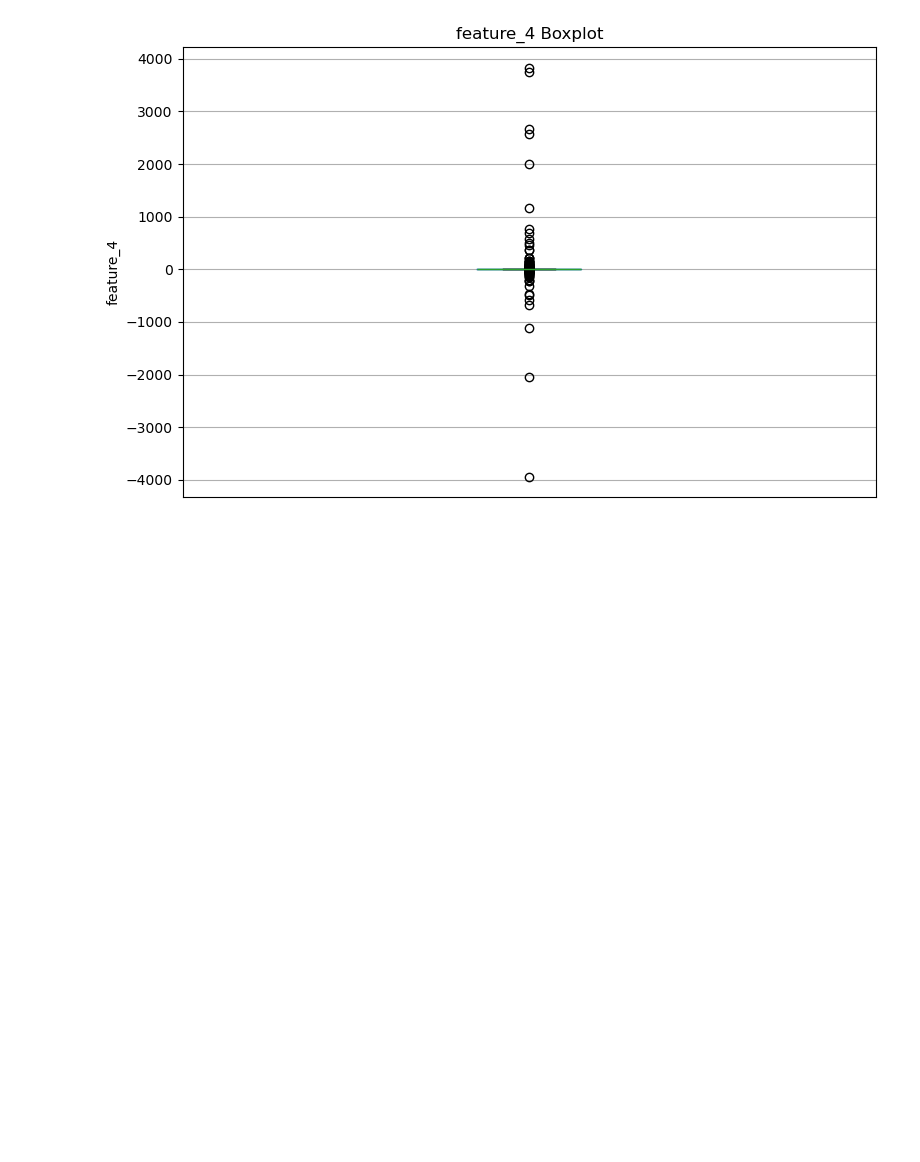
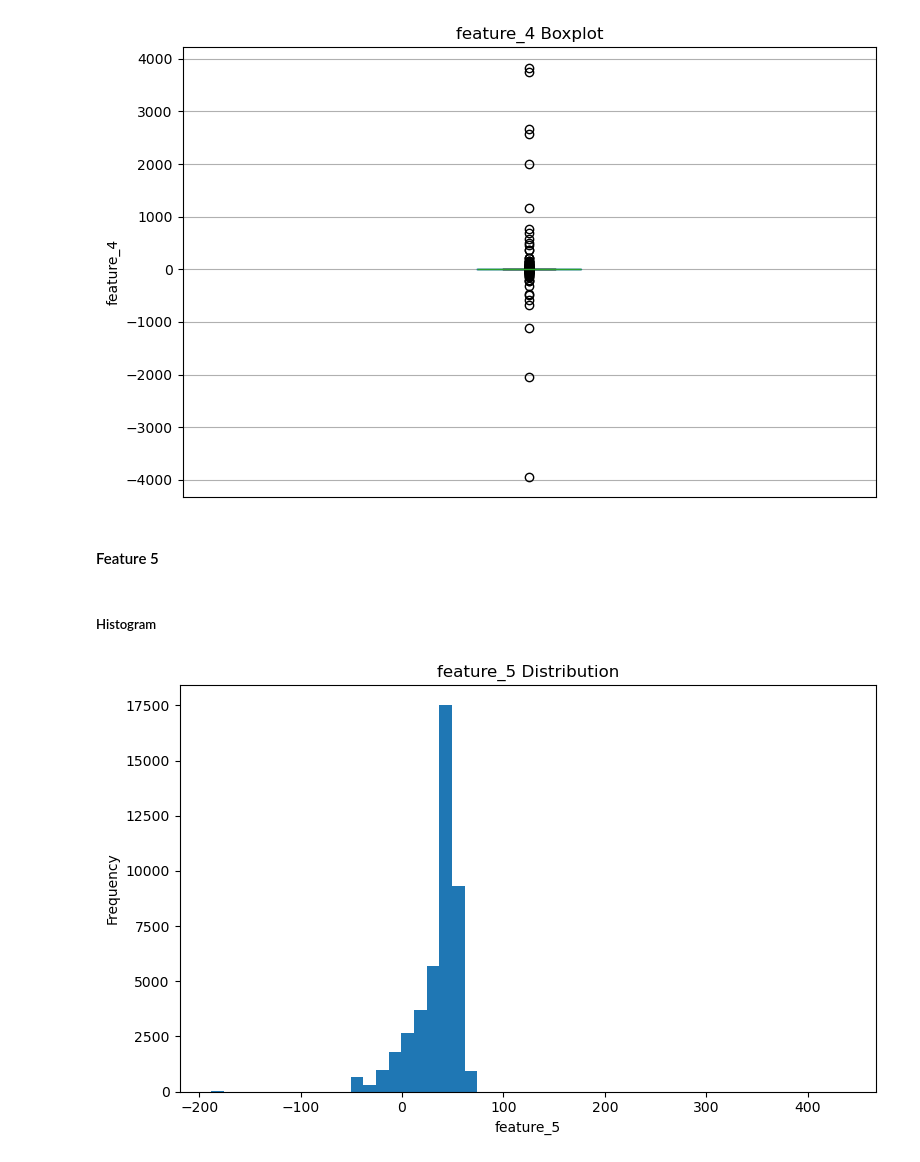
Before and after one commit to Daniyaliranmehr/Neural-Network-Training-Techniques, a Jupyter notebook: notebooks/01_data_preparation.ipynb, the cells around one changed output. Cells and saved outputs as stored; diff of their text form; code cells hidden in the pictures; blank space fills up the shorter version.

```diff
--- a/notebooks/01_data_preparation.ipynb
+++ b/notebooks/01_data_preparation.ipynb
@@ -159,3 +159,11 @@ visualization.plot_histogram(df, column='feature_4', save_path='../assets')
 visualization.plot_boxplot(df, column='feature_4', save_path='../assets/')
 # %% [output]
 [figure]
+# %% [markdown]
+#### Feature 5
+# %% [markdown]
+##### Histogram
+# %%
+visualization.plot_histogram(df, column='feature_5', save_path='../assets')
+# %% [output]
+[figure, added]
```
Also changed, not shown: parts of 2 cells of this notebook, 3 other files.
